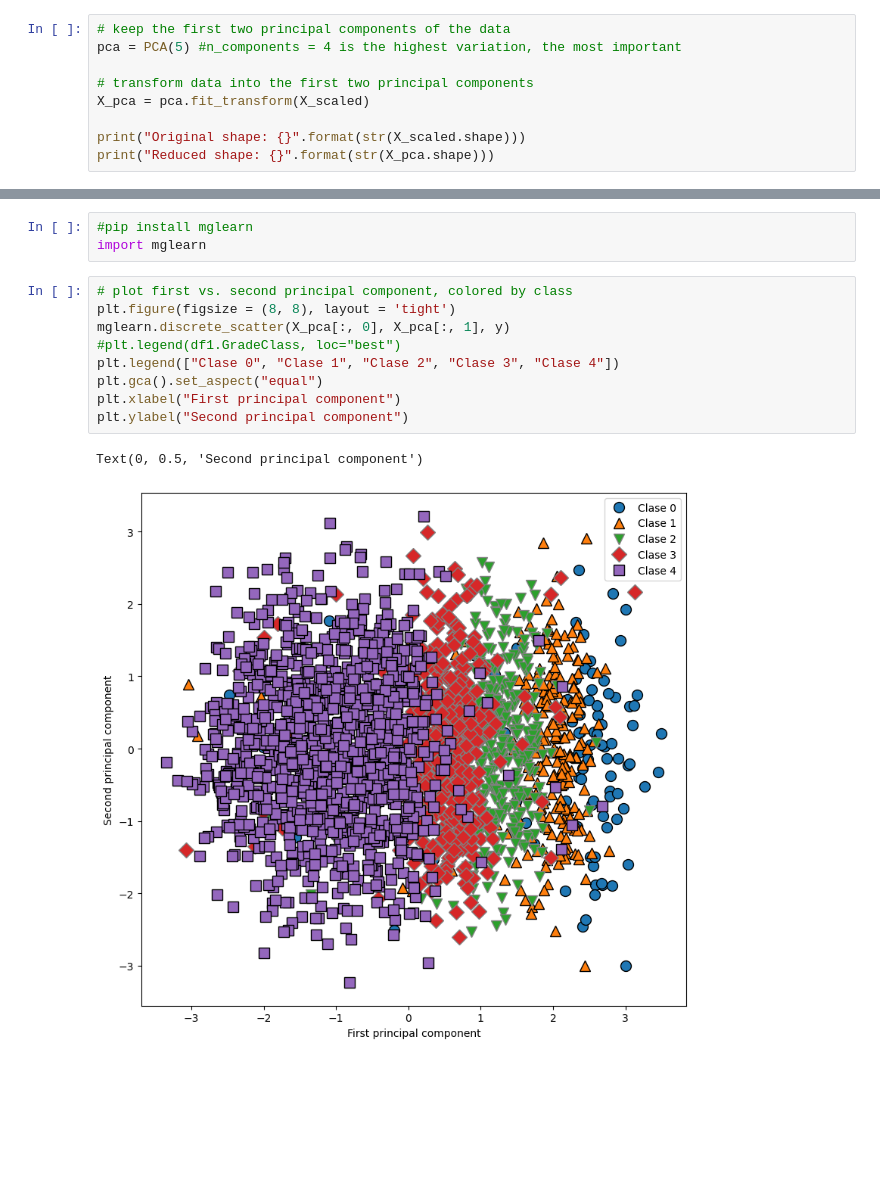
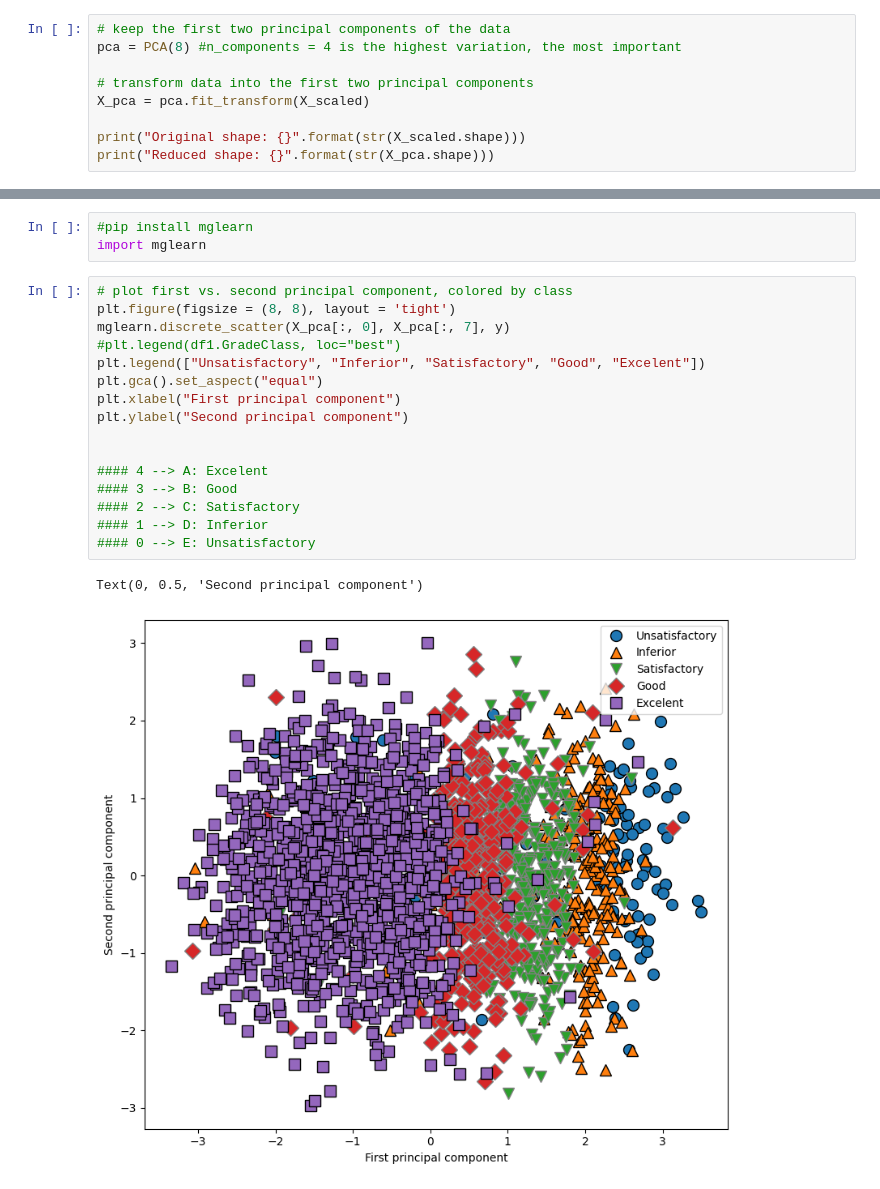
Before and after one commit to 2026726-dotcom/Machine-Learning, a Jupyter notebook: CA1-Elienai.ipynb, the cells around one changed output, grey strips where cells are left out. Drawn from its saved outputs; the diff is of its cells as text; blank space fills up the shorter version.

```diff
--- a/CA1-Elienai.ipynb
+++ b/CA1-Elienai.ipynb
@@ -360,6 +431,6 @@ print(X_train_scaled, '\t', X_test_scaled, '\t', X_scaled)
 # %%
 # keep the first two principal components of the data
-pca = PCA(5) #n_components = 4 is the highest variation, the most important
+pca = PCA(8) #n_components = 4 is the highest variation, the most important
 
 # transform data into the first two principal components
 X_pca = pca.fit_transform(X_scaled)
@@ -390,12 +468,19 @@ import mglearn
 # %%
 # plot first vs. second principal component, colored by class
 plt.figure(figsize = (8, 8), layout = 'tight')
-mglearn.discrete_scatter(X_pca[:, 0], X_pca[:, 1], y)
+mglearn.discrete_scatter(X_pca[:, 0], X_pca[:, 7], y)
 #plt.legend(df1.GradeClass, loc="best")
-plt.legend(["Clase 0", "Clase 1", "Clase 2", "Clase 3", "Clase 4"])
+plt.legend(["Unsatisfactory", "Inferior", "Satisfactory", "Good", "Excelent"])
 plt.gca().set_aspect("equal")
 plt.xlabel("First principal component")
 plt.ylabel("Second principal component")
+
+
+#### 4 --> A: Excelent
+#### 3 --> B: Good
+#### 2 --> C: Satisfactory
+#### 1 --> D: Inferior
+#### 0 --> E: Unsatisfactory
 # %% [output]
 Text(0, 0.5, 'Second principal component')
-[figure, old version]
+[figure, new version]
```
Also changed, not shown: parts of 20 cells of this notebook.
